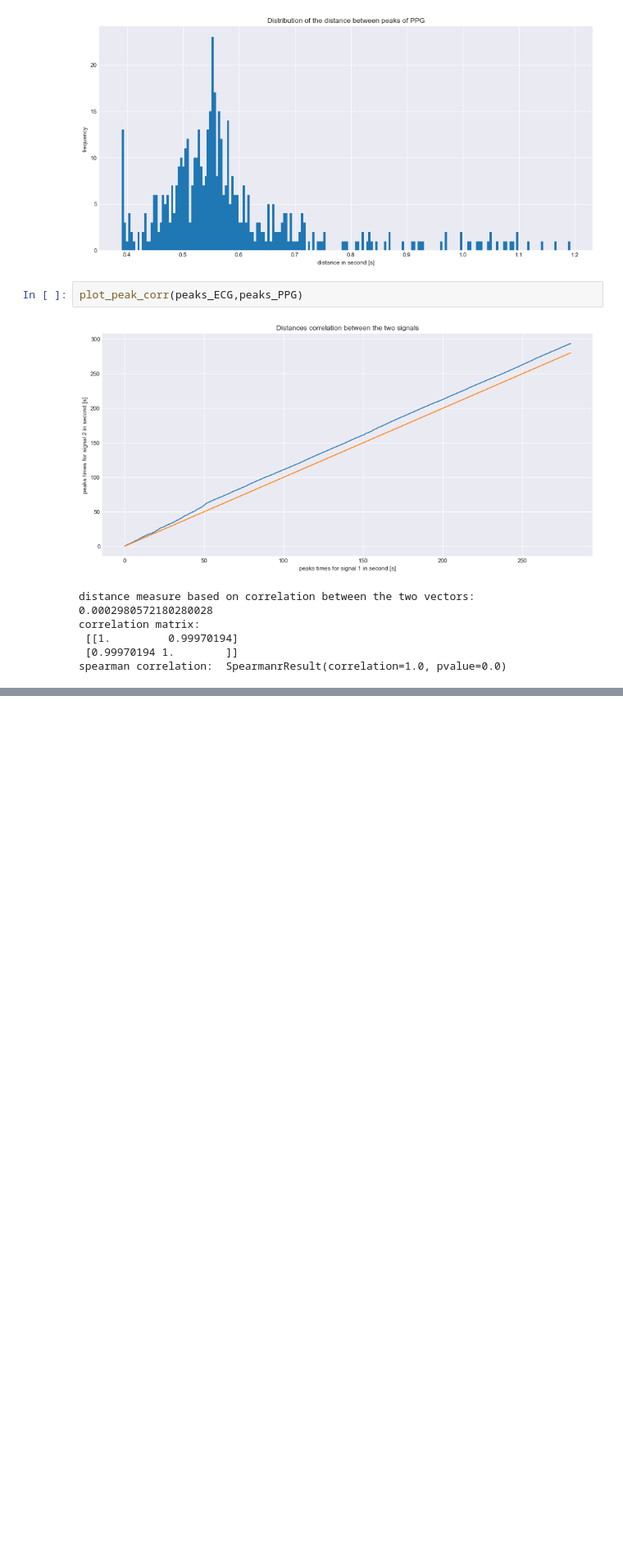
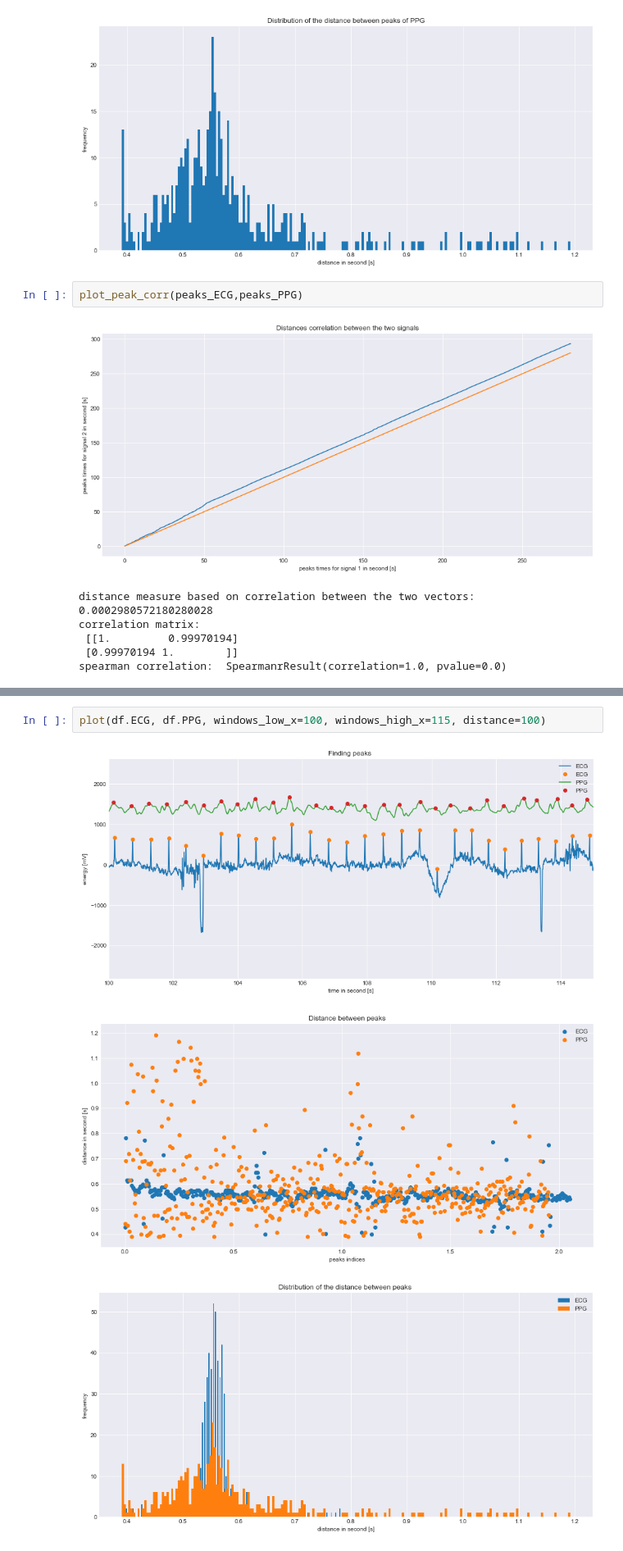
Before and after one commit to YosriSakly/Geste-et-intelligence-artificielle-HRV-fatigue, a Jupyter notebook: main_notebook.ipynb, the cells around one changed output, grey strips where cells are left out. Shown at 82% size. Saved outputs shown, nothing was run; the diff lists cells and outputs as text; blank space fills up the shorter version.

```diff
--- a/main_notebook.ipynb
+++ b/main_notebook.ipynb
@@ -428,0 +498,6 @@ spearman correlation:  SpearmanrResult(correlation=1.0, pvalue=0.0)
+# %%
+plot(df.ECG, df.PPG, windows_low_x=100, windows_high_x=115, distance=100)
+# %% [output]
+[figure, added]
+[figure, added]
+[figure, added]
```
Also changed, not shown: parts of 2 cells of this notebook.
